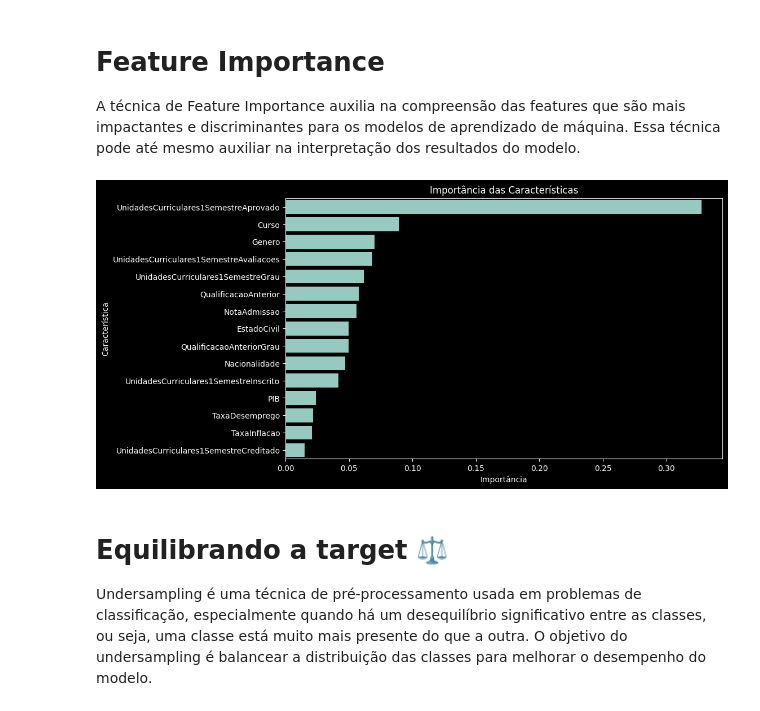
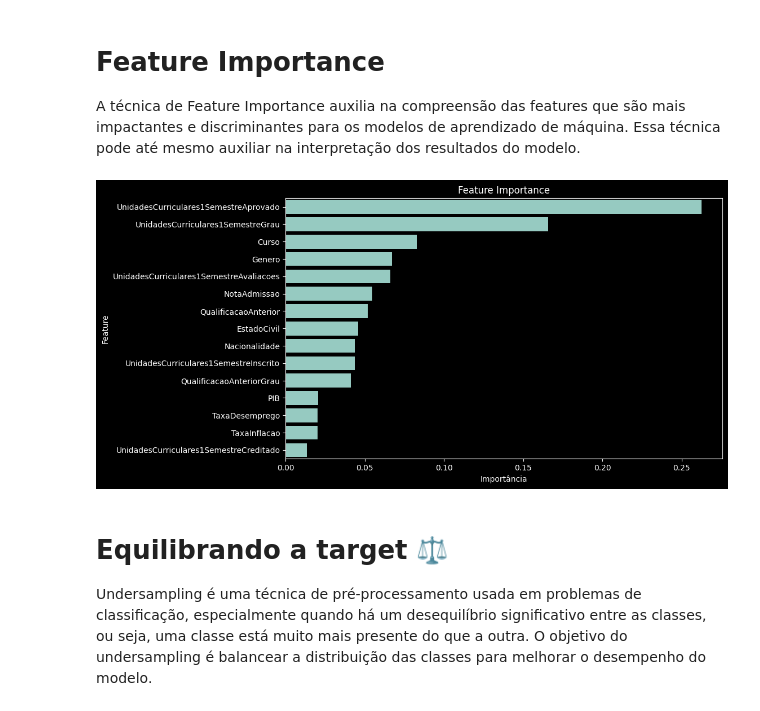
Before and after one commit to AnaRaquelCafe/Prevendo_Formandos_Faculdade_MLET, a Jupyter notebook: Conhecendo_algoritmos_de_machine_learning_modelos_supervisionados.ipynb, the cells around one changed output. Cells and saved outputs as stored; diff of their text form; code cells hidden in the pictures.

```diff
--- a/Conhecendo_algoritmos_de_machine_learning_modelos_supervisionados.ipynb
+++ b/Conhecendo_algoritmos_de_machine_learning_modelos_supervisionados.ipynb
@@ -478,38 +370,25 @@ Desvio padrão AUC: 0.011812589245887677
 # Feature Importance
 
 A técnica de  Feature Importance auxilia na compreensão das features que são mais impactantes e discriminantes para os modelos de aprendizado de máquina.  Essa técnica pode até mesmo auxiliar na interpretação dos resultados do modelo.
-# %%
-# Extrair o modelo treinado da pipeline
-model = pipeline.named_steps['classifier']
-
-# Extrair a importância das características
-importances = model.feature_importances_
-
-# Obter os nomes das características após o pré-processamento
-feature_names = continuous_features + categorical_features  # Simplesmente concatenar as listas
-preprocessed_feature_names = pipeline.named_steps['preprocessor'].transformers_[1][1].named_steps['encoder'].get_feature_names_out(categorical_features)
-
-# Combinar os nomes das características contínuas e categóricas
-final_feature_names = continuous_features + list(preprocessed_feature_names)
-
-# Criar um DataFrame para visualizar as importâncias
-feature_importance_df = pd.DataFrame({
-    'feature': final_feature_names,
-    'importance': importances
-})
-
-# Ordenar por importância
-feature_importance_df = feature_importance_df.sort_values(by='importance', ascending=False)
-
-# Visualizar a importância das características
-plt.figure(figsize=(10, 6))
-sns.barplot(x='importance', y='feature', data=feature_importance_df)
-plt.title('Importância das Características')
-plt.xlabel('Importância')
-plt.ylabel('Característica')
-plt.show()
-# %% [output]
-[figure, removed]
+# %%
+# Feature Importance
+feature_importances = modelo.feature_importances_
+feature_names = numerical_cols + categorical_cols
+
+# Criar DataFrame para visualização
+df_feature_importance = pd.DataFrame({'Feature': feature_names, 'Importância': feature_importances})
+df_feature_importance = df_feature_importance.sort_values(by='Importância', ascending=False)
+
+
+# Plotar o gráfico de Feature Importance
+plt.figure(figsize=(10, 6))
+sns.barplot(x='Importância', y='Feature', data=df_feature_importance)
+plt.title('Feature Importance')
+plt.xlabel('Importância')
+plt.ylabel('Feature')
+plt.show()
+# %% [output]
+[figure, added]
 # %% [markdown]
 # **Equilibrando a target ⚖️**
 
```
Also changed, not shown: parts of 24 cells of this notebook.
